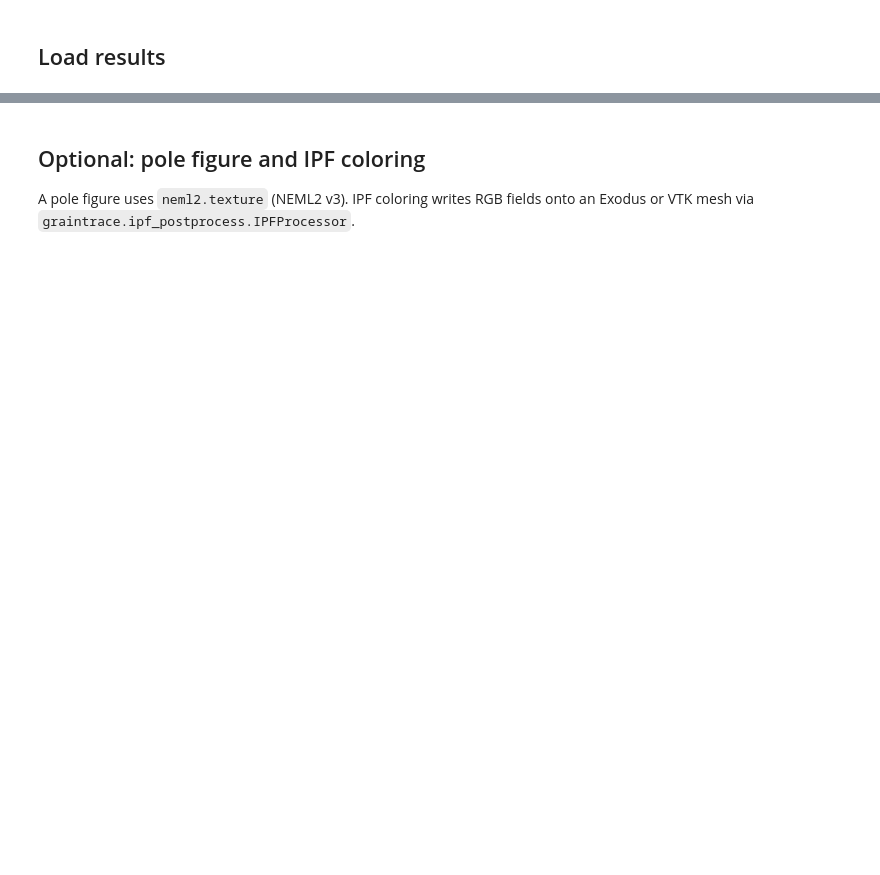
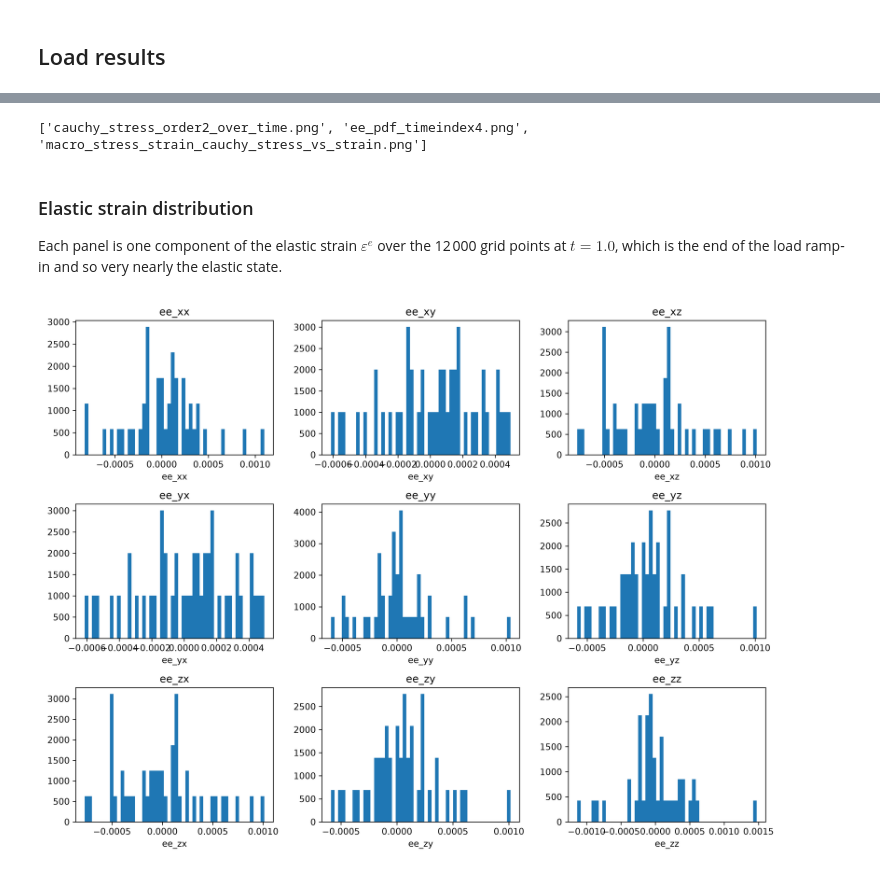
Before and after one commit to applied-material-modeling/graintrace, a Jupyter notebook: docs/tutorials/post-processing.ipynb, the cells around one changed output, grey strips where cells are left out. Drawn from its saved outputs; the diff is of its cells as text; code cells hidden in the pictures; blank space fills up the shorter version.

```diff
--- a/docs/tutorials/post-processing.ipynb
+++ b/docs/tutorials/post-processing.ipynb
@@ -48,8 +97,21 @@ postprocess.plot_macroscopic_stress_strain(
 postprocess.plot_block_properties_over_time(
     res, tensor_prefix="cauchy_stress", order=2, output_folder="out/post"
 )
+
+import os
+
+print(sorted(os.listdir("out/post")))
+# %% [output]
+['cauchy_stress_order2_over_time.png', 'ee_pdf_timeindex4.png', 'macro_stress_strain_cauchy_stress_vs_strain.png']
-# %% [markdown]
-## Optional: pole figure and IPF coloring
-
-A pole figure uses `neml2.texture` (NEML2 v3). IPF coloring writes RGB fields
-onto an Exodus or VTK mesh via `graintrace.ipf_postprocess.IPFProcessor`.
+# %% [markdown]
+### Elastic strain distribution
+
+Each panel is one component of the elastic strain $\varepsilon^{e}$ over the
+12 000 grid points at $t = 1.0$, which is the end of the load ramp-in and so
+very nearly the elastic state.
+# %%
+from IPython.display import Image
+
+Image("out/post/ee_pdf_timeindex4.png")
+# %% [output]
+[figure, added]
```
Also changed, not shown: parts of 18 cells of this notebook, 18 other files.
